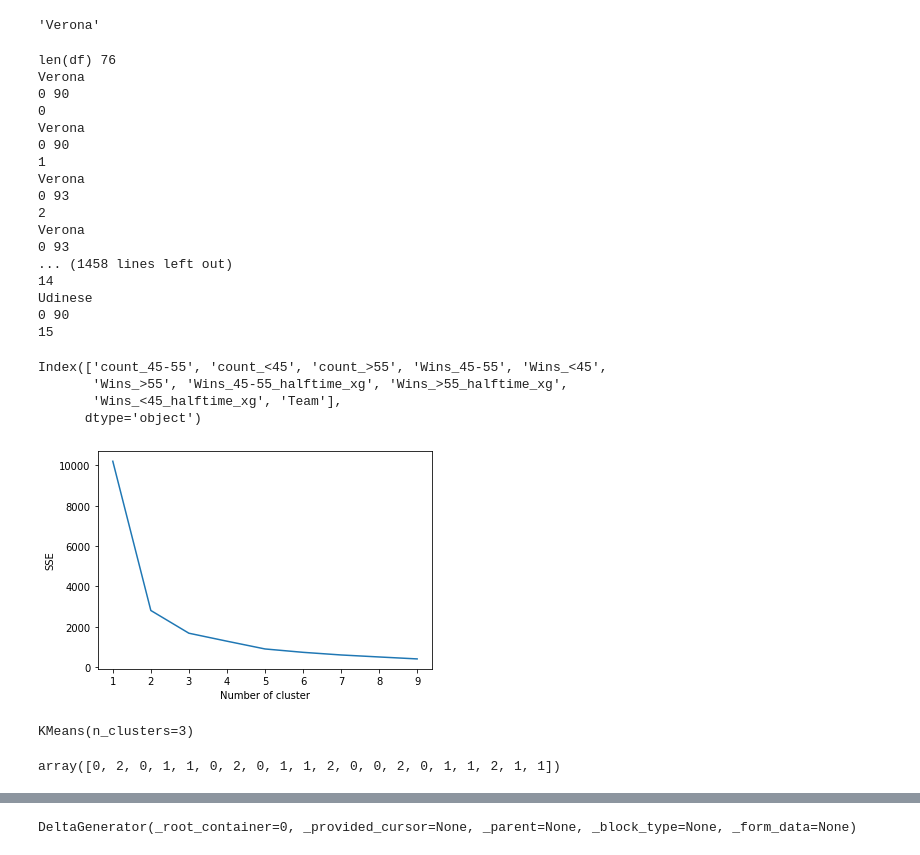
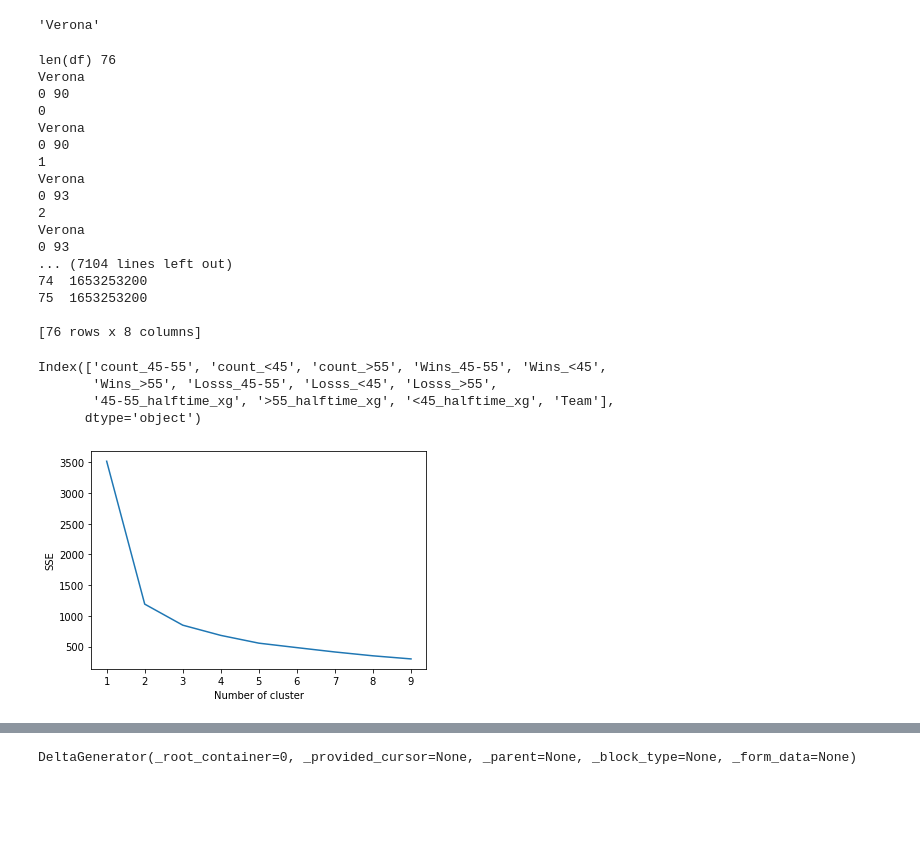
Before and after one commit to mgebele/football_stats, a Jupyter notebook: football_live.ipynb, the cells around one changed output, grey strips where cells are left out. Saved outputs shown, nothing was run; the diff lists cells and outputs as text; code cells hidden in the pictures; blank space fills up the shorter version.

```diff
--- a/football_live.ipynb
+++ b/football_live.ipynb
@@ -533,9 +533,6 @@ for xg_team in teamsoptions:
     df4Complete = df4Complete.sort_values("Date", ascending=False)
     df4Complete = df4Complete.round(1)
 
-    df4Complete.head(10
-    )
-
     df4Complete[['xG', 'A_xG', 'G-H', 'G-A', 'BP-H', 'BP-A', 'GA-H', 'GA-A', 'SoG-H', 'SoG-A',  'xPTS', 'A_xPTS',  "A_Red Cards", "H_Red Cards"]] = df4Complete[['xG',
                                                                                                                                 'A_xG', 'G-H', 'G-A', 'BP-H', 'BP-A', 'GA-H', 'GA-A', 'SoG-H', 'SoG-A',  'xPTS', 'A_xPTS',  "A_Red Cards", "H_Red Cards"]].apply(pd.to_numeric, errors='coerce', axis=1)
 
@@ -615,7 +612,11 @@ for xg_team in teamsoptions:
         'GoKeSa-A', 'F-H', 'F-A',
         'GoalDiff',
         'BPTypes', 'halftime', 'Halftime result', 'halftime_xg-Axg' ]]
-    df_analyse_all_teams
+
+
+    s = df_analyse_all_teams.copy()
+    df_analyse_all_teams = df_analyse_all_teams.head(38)
+
     # how often team plays which bp style?
     value = df_analyse_all_teams["BPTypes"].value_counts()["45-55"]
     df_team_agg_playstyle = pd.DataFrame([value], columns=["count_45-55"])
@@ -645,6 +646,23 @@ for xg_team in teamsoptions:
     except:
         df_team_agg_playstyle["Wins_>55"] = 0
 
+
+    try:
+        df_team_agg_playstyle["Losss_45-55"] = df_analyse_all_teams[df_analyse_all_teams["BPTypes"]=="45-55"]["Halftime result"].value_counts()["Loss"]
+    except:
+        df_team_agg_playstyle["Losss_45-55"] = 0
+
+    try:
+        df_team_agg_playstyle["Losss_<45"] = df_analyse_all_teams[df_analyse_all_teams["BPTypes"]=="<45"]["Halftime result"].value_counts()["Loss"]
+    except:
+        df_team_agg_playstyle["Losss_<45"] = 0
+
+    try:
+        df_team_agg_playstyle["Losss_>55"] = df_analyse_all_teams[df_analyse_all_teams["BPTypes"]==">55"]["Halftime result"].value_counts()["Loss"]
+    except:
+        df_team_agg_playstyle["Losss_>55"] = 0
+
+
     try:
         df_team_agg_playstyle["45-55_halftime_xg"] = df_analyse_all_teams[ (df_analyse_all_teams["BPTypes"]=="45-55")]["halftime_xg-Axg"].median()
     except:
@@ -677,11 +695,11 @@ Verona
 2
 Verona
 0 93
-... (1458 lines left out)
-14
-Udinese
-0 90
-15
+... (7104 lines left out)
+74  1653253200
+75  1653253200
+
+[76 rows x 8 columns]
 # %%
 df_team_agg_playstyle_all = pd.concat(df_team_agg_playstyle_list)
 df_team_agg_playstyle_all = df_team_agg_playstyle_all.fillna(0)
@@ -689,43 +707,39 @@ df_team_agg_playstyle_all = df_team_agg_playstyle_all.fillna(0)
 df_team_agg_playstyle_all.columns
 # %% [output]
 Index(['count_45-55', 'count_<45', 'count_>55', 'Wins_45-55', 'Wins_<45',
-       'Wins_>55', 'Wins_45-55_halftime_xg', 'Wins_>55_halftime_xg',
-       'Wins_<45_halftime_xg', 'Team'],
+       'Wins_>55', 'Losss_45-55', 'Losss_<45', 'Losss_>55',
+       '45-55_halftime_xg', '>55_halftime_xg', '<45_halftime_xg', 'Team'],
       dtype='object')
 # %%
 #Elbow-Method um das beste "K" zu finden
 
 import pandas as pd
 from sklearn.cluster import KMeans
 import matplotlib.pyplot as plt
 
-data = df_team_agg_playstyle_all[['count_45-55', 'count_<45', 'count_>55', 'Wins_45-55', 'Wins_<45',
-       'Wins_>55', '45-55_halftime_xg', '>55_halftime_xg',
-       '<45_halftime_xg']]
+data = df_team_agg_playstyle_all[['count_45-55', 'count_<45', 'count_>55',
+'Wins_45-55', 'Wins_<45','Wins_>55',
+'Losss_45-55', 'Losss_<45','Losss_>55',
+'45-55_halftime_xg', '>55_halftime_xg','<45_halftime_xg']]
 
 sse = {}
 for k in range(1, 10):
     kmeans = KMeans(n_clusters=k, max_iter=1000).fit(data)
     data["clusters"] = kmeans.labels_
     #print(data["clusters"])
     sse[k] = kmeans.inertia_ # Inertia: Sum of distances of samples to their closest cluster center
 plt.figure()
 plt.plot(list(sse.keys()), list(sse.values()))
 plt.xlabel("Number of cluster")
 plt.ylabel("SSE")
 plt.show()
 # %% [output]
-[figure, old version]
+[figure, new version]
 # %%
 #KMeans Algorithmus via sklearn einbinden und ausführen
 from sklearn.cluster import KMeans
-km = KMeans(n_clusters=3, init='k-means++', n_init=10)
+km = KMeans(n_clusters=5, init='k-means++', n_init=10)
 km.fit(data)
+labels = km.predict(data)
+x = km.fit_predict(data)
+df_team_agg_playstyle_all["Cluster"] = x
-# %% [output]
-KMeans(n_clusters=3)
-# %%
-labels = km.predict(data)
-x = km.fit_predict(data)
-x
-# %% [output]
-array([0, 2, 0, 1, 1, 0, 2, 0, 1, 1, 2, 0, 0, 2, 0, 1, 1, 2, 1, 1])
```
Also changed, not shown: parts of 32 cells of this notebook.
